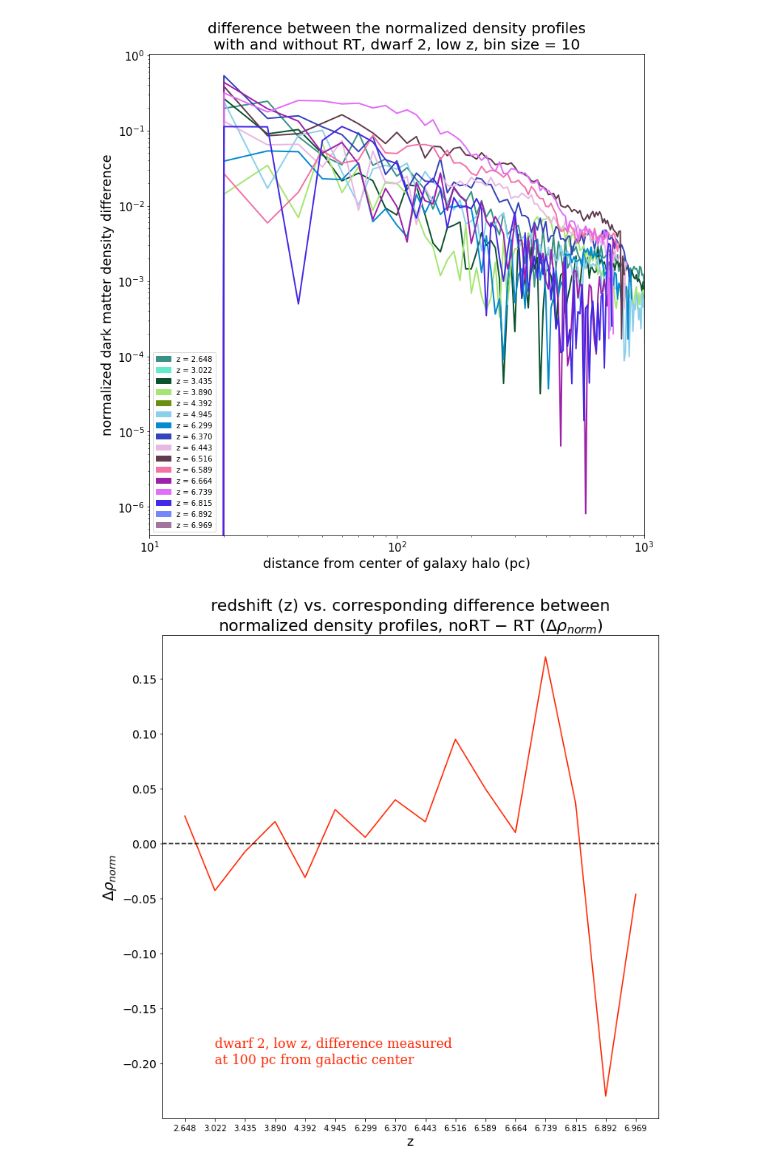
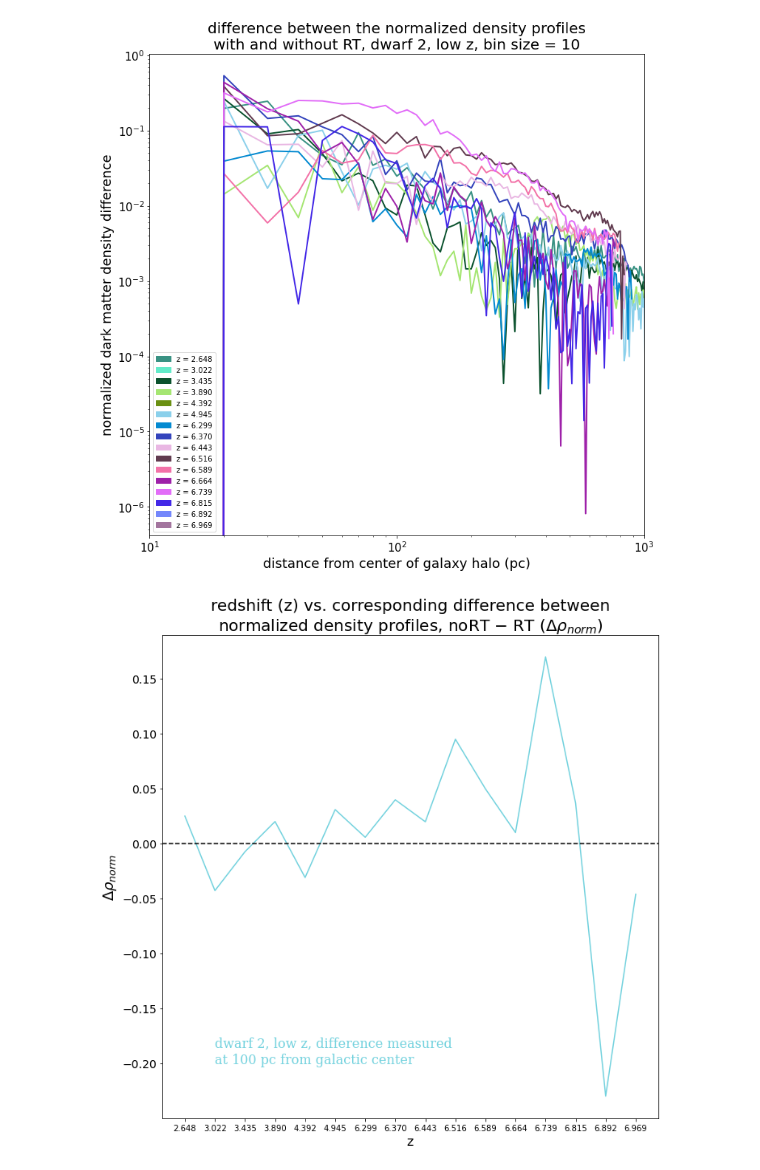
Before and after one commit to nguyenbinh1612/Binh_UFD, a Jupyter notebook: dwarf2-low-z-normalized.ipynb, the cells around one changed output. Saved outputs shown, nothing was run; the diff lists cells and outputs as text; code cells hidden in the pictures.

Commit message:
ALL summary plots made!!! :boom: :sparkles:

```diff
--- a/dwarf2-low-z-normalized.ipynb
+++ b/dwarf2-low-z-normalized.ipynb
@@ -731,21 +731,21 @@ redshift = np.array(['2.648', '3.022', '3.435', '3.890', '4.392', '4.945', \
 # %%
 # plot everything
 
 plt.figure(figsize=(11, 11))
 
-plt.plot(redshift, diff_array, color='#FF2400')
+plt.plot(redshift, diff_array, color='#73D2DE')
 
 plt.xlabel('z', fontsize=16)
 plt.ylabel('$Δρ_{norm}$', fontsize=18) # using LATEX here!
 plt.xticks(fontsize=10)
 plt.yticks(fontsize=14)
 plt.axhline(y=0, color='#000000', linestyle='--')
 plt.text('3.022', -0.20, '''dwarf 2, low z, difference measured\nat 100 pc from galactic center''', \
-         fontsize=16, color='#FF2400', fontfamily='serif')
+         fontsize=16, color='#73D2DE', fontfamily='serif')
 
 plt.title('redshift (z) vs. corresponding difference between\nnormalized density profiles, noRT − RT ($Δρ_{norm}$)', \
           loc='center', fontsize=20)
 
 plt.show()
 # %% [output]
-[figure, old version]
+[figure, new version]
```
